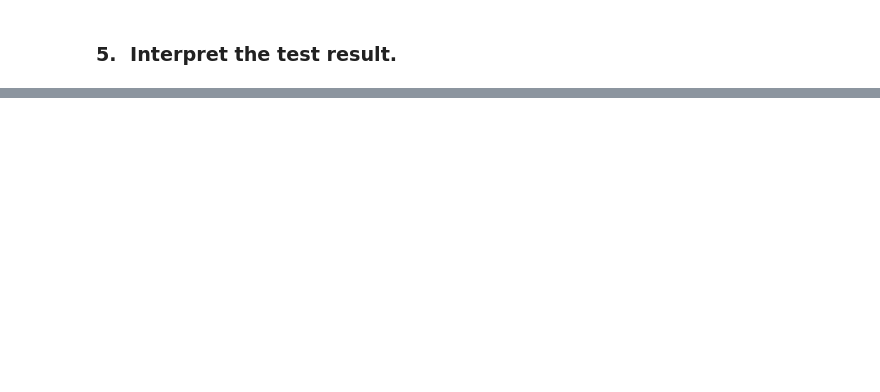
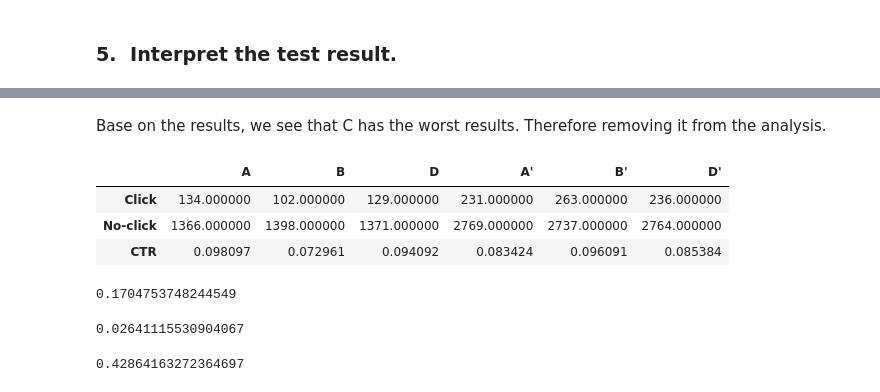
Before and after one commit to gastan81/A-B_testing, a Jupyter notebook: 6_chi_square_test_structure.ipynb, the cells around one changed output, grey strips where cells are left out. Cells and saved outputs as stored; diff of their text form; code cells hidden in the pictures; blank space fills up the shorter version.

```diff
--- a/6_chi_square_test_structure.ipynb
+++ b/6_chi_square_test_structure.ipynb
@@ -402,0 +446,34 @@ p-value is 0.00019398896739266587
+# %% [markdown]
+Base on the results, we see that C has the worst results. Therefore removing it from the analysis.
+# %%
+clicks_3 = clicks.copy()
+clicks_3.drop('C', axis = 1, inplace=True)
+
+clicks_3.loc[:, 'A\''] = clicks_3.loc[:,'B'] + clicks_3.loc[:, 'D']
+clicks_3.loc[:, 'B\''] = clicks_3.loc[:,'A'] + clicks_3.loc[:, 'D']
+clicks_3.loc[:, 'D\''] = clicks_3.loc[:,'A'] + clicks_3.loc[:, 'B']
+
+clicks_3_ctr = clicks_3.copy()
+clicks_3_ctr.loc['CTR'] = clicks_3_ctr.iloc[0] / clicks_3_ctr.iloc[1]
+
+clicks_3_ctr
+# %% [output]
+|  | A | B | D | A' | B' | D' |
+| Click | 134.000000 | 102.000000 | 129.000000 | 231.000000 | 263.000000 | 236.000000 |
+| No-click | 1366.000000 | 1398.000000 | 1371.000000 | 2769.000000 | 2737.000000 | 2764.000000 |
+| CTR | 0.098097 | 0.072961 | 0.094092 | 0.083424 | 0.096091 | 0.085384 |
+# %%
+chisq, pvalue, df, expected = chi2_contingency(clicks_3.loc[:, ['A', 'A\'']])
+pvalue
+# %% [output]
+0.1704753748244549
+# %%
+chisq, pvalue, df, expected = chi2_contingency(clicks_3.loc[:, ['B', 'B\'']])
+pvalue
+# %% [output]
+0.02641115530904067
+# %%
+chisq, pvalue, df, expected = chi2_contingency(clicks_3.loc[:, ['D', 'D\'']])
+pvalue
+# %% [output]
+0.42864163272364697
```
Also changed, not shown: parts of 11 cells of this notebook.
